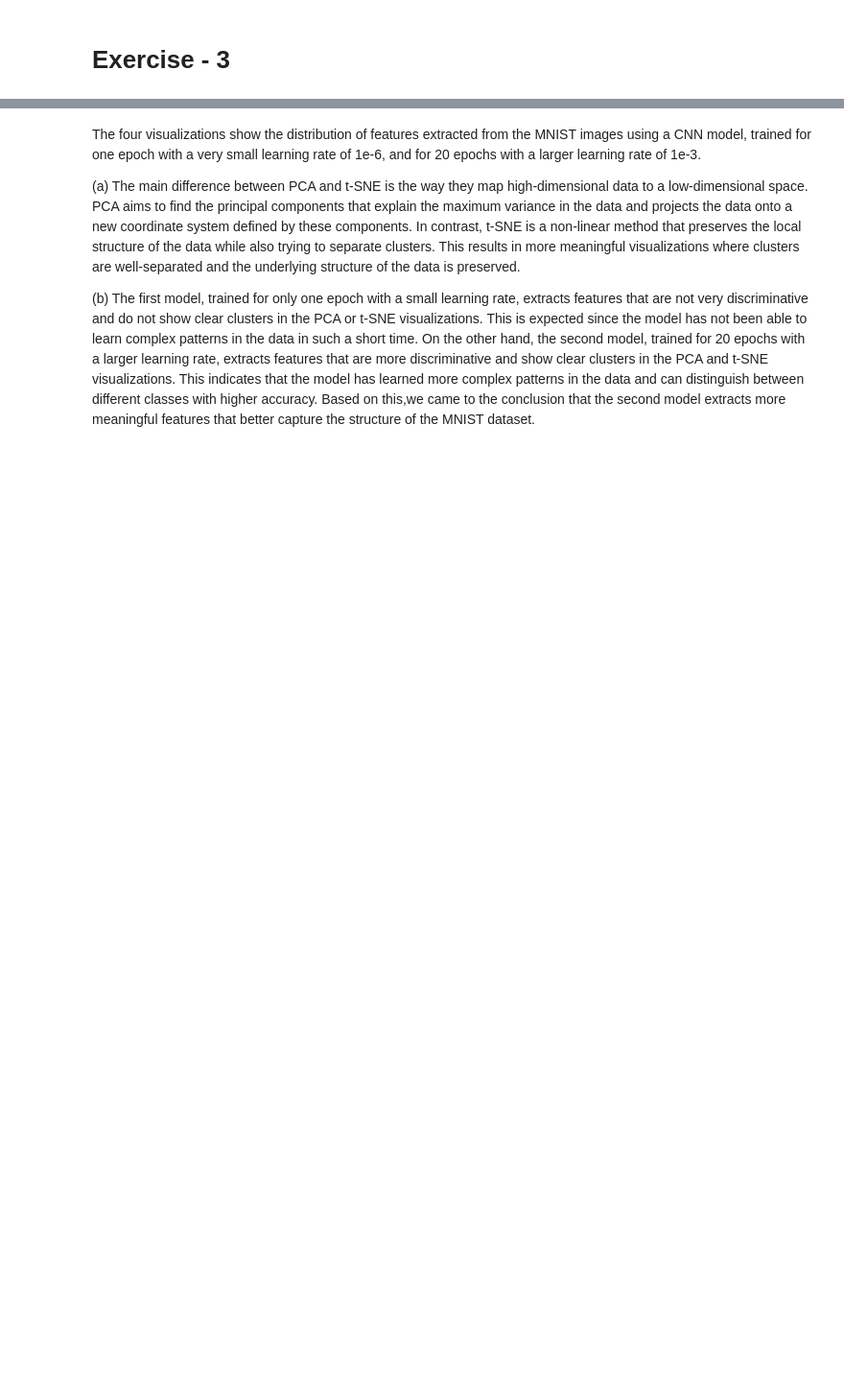
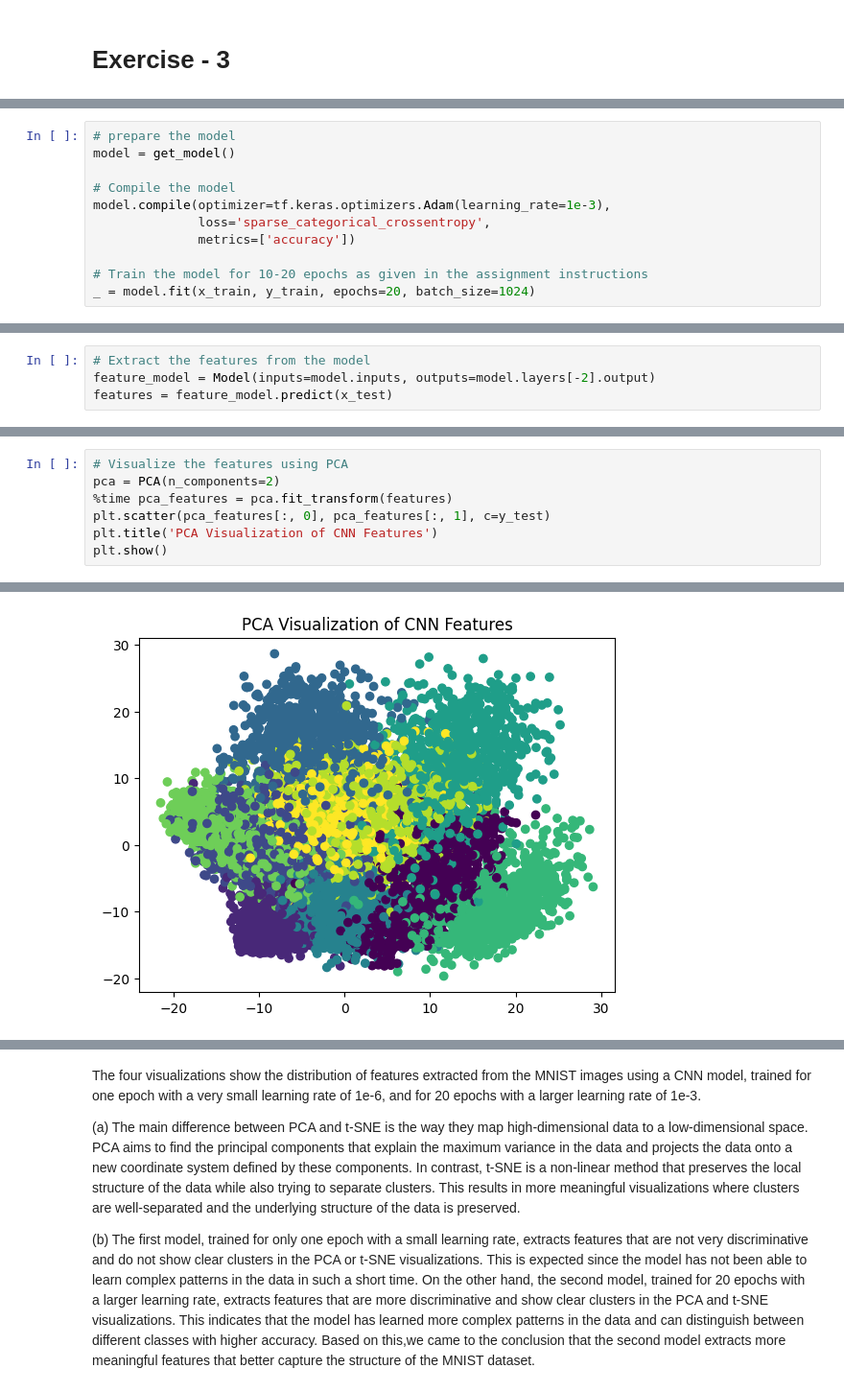
Before and after one commit to ADSAS-Lab/ADL3, a Jupyter notebook: Advanced_Exercise - 3.ipynb, the cells around one changed output, grey strips where cells are left out. Shown: that part at 96% size. Cells and saved outputs as stored; diff of their text form; blank space fills up the shorter version.

```diff
--- a/Advanced_Exercise - 3.ipynb
+++ b/Advanced_Exercise - 3.ipynb
@@ -133,0 +91,11 @@ Epoch 20/20
+# %%
+# prepare the model
+model = get_model()
+
+# Compile the model
+model.compile(optimizer=tf.keras.optimizers.Adam(learning_rate=1e-3),
+              loss='sparse_categorical_crossentropy',
+              metrics=['accuracy'])
+
+# Train the model for 10-20 epochs as given in the assignment instructions
+_ = model.fit(x_train, y_train, epochs=20, batch_size=1024)
@@ -133,0 +122,4 @@ Epoch 20/20
+# %%
+# Extract the features from the model
+feature_model = Model(inputs=model.inputs, outputs=model.layers[-2].output)
+features = feature_model.predict(x_test)
@@ -133,0 +128,8 @@ Epoch 20/20
+# %%
+# Visualize the features using PCA
+pca = PCA(n_components=2)
+%time pca_features = pca.fit_transform(features)
+plt.scatter(pca_features[:, 0], pca_features[:, 1], c=y_test)
+plt.title('PCA Visualization of CNN Features')
+plt.show()
+# %% [output]
@@ -133,0 +138 @@ Epoch 20/20
+[figure, added]
```
Also changed, not shown: parts of 17 cells of this notebook.
